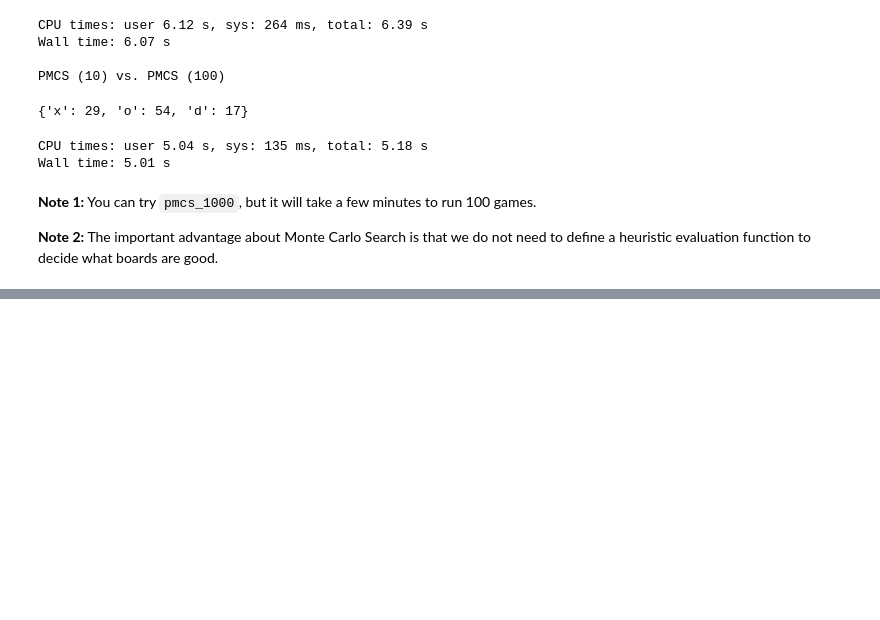
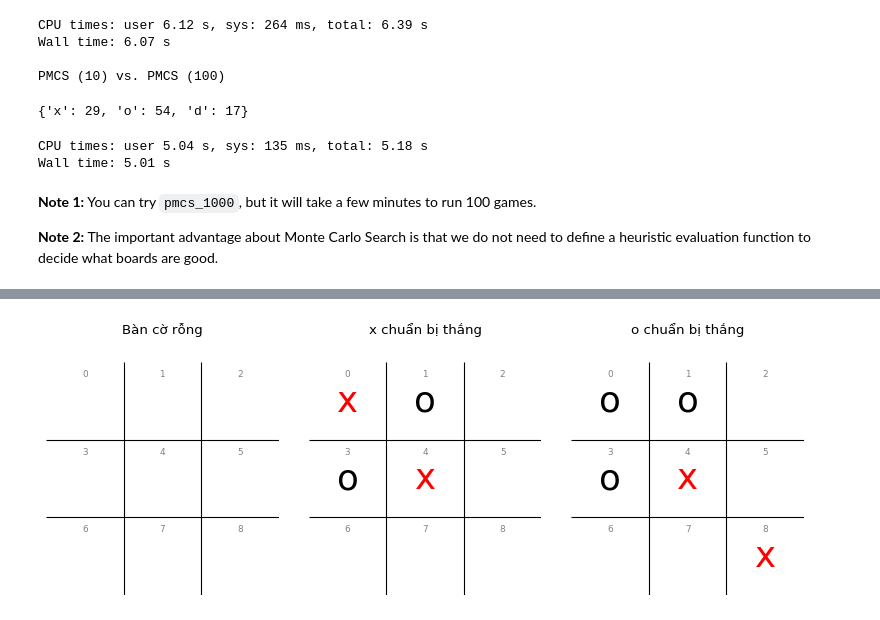
Before and after one commit to SGU-2627-PBL-AdvancedAI/LAB05_GAME, a Jupyter notebook: tictactoe_pure_monte_carlo_search.ipynb, the cells around one changed output, grey strips where cells are left out. Cells and saved outputs as stored; diff of their text form; code cells hidden in the pictures; blank space fills up the shorter version.

```diff
--- a/tictactoe_pure_monte_carlo_search.ipynb
+++ b/tictactoe_pure_monte_carlo_search.ipynb
@@ -395,3 +421,87 @@ Wall time: 5.01 s
 **Note 1:** You can try `pmcs_1000`, but it will take a few minutes to run 100 games.
 
 **Note 2:** The important advantage about Monte Carlo Search is that we do not need to define a heuristic evaluation function to decide what boards are good.
+# %%
+import numpy as np
+import pandas as pd
+import matplotlib.pyplot as plt
+from matplotlib.colors import ListedColormap
+from IPython.display import display
+import math
+import time
+
+# Tắt log debug của hàm pmcs để đầu ra sạch sẽ, gọn gàng
+DEBUG = 0
+
+# ==========================================
+# PHẦN 1: BẢNG KIỂM THỬ ĐỘ ỔN ĐỊNH VÀ THỜI GIAN CHẠY TRÊN CÁC TRẠNG THÁI
+# ==========================================
+
+# Tắt log debug của pmcs
+DEBUG = 0
+
+print("=== PHẦN 1: HIỂN THỊ CÁC BÀN CỜ KIỂM THỬ VÀ BẢNG ĐÁNH GIÁ ĐỘ ỔN ĐỊNH với pmcs ===")
+
+# 1. Định nghĩa 3 trạng thái bàn cờ kiểm thử
+test_boards = {
+    "Bàn cờ rỗng": empty_board(),
+    "x chuẩn bị thắng": ['x', 'o', ' ', 'o', 'x', ' ', ' ', ' ', ' '],  # Ô tối ưu: 8
+    "o chuẩn bị thắng": ['o', 'o', ' ', 'o', 'x', ' ', ' ', ' ', 'x']   # Ô chặn tối ưu: 2
+}
+
+# 2. Vẽ 3 bàn cờ trên 1 hàng ngang (1 row, 3 columns)
+fig, axes = plt.subplots(1, 3, figsize=(10, 3.5), dpi=80)
+colors = {' ': 'white', 'x': 'red', 'o': 'black'}
+
+for ax, (title, b_list) in zip(axes, test_boards.items()):
+    b = np.array(b_list).reshape((3, 3))
+    ax.matshow(np.zeros((3, 3)), cmap=ListedColormap(['w']))
+    ax.axis('off')
+    ax.set_title(title, fontsize=12, pad=10)
+
+    # Vẽ lưới
+    ax.hlines([.5, 1.5], -.5, 2.5, colors='k', linewidth=1)
+    ax.vlines([.5, 1.5], -.5, 2.5, colors='k', linewidth=1)
+
+    # In quân cờ
+    for row in range(3):
+        for col in range(3):
+            val = b[row, col]
+            ax.text(col, row, val, fontsize=32, color=colors[val],
+                    ha='center', va='center')
+            # In chỉ số ô nhỏ phía trên
+            ax.text(col, row - 0.35, col + 3 * row, fontsize=8, color='gray',
+                    ha='center', va='center')
+
+plt.tight_layout()
+plt.show()
+
+# 3. Chạy thuật toán và gom kết quả vào Bảng DataFrame
+table_part1 = []
+
+for board_name, board in test_boards.items():
+    for N in [10, 100, 1000]:
+        start_time = time.time()
+        # Chạy 3 lần với cùng N để quan sát sự thay đổi nước đi
+        moves = [pmcs(board, N=N, player='x') for _ in range(3)]
+        total_time = time.time() - start_time
+
+        # Đánh giá độ ổn định
+        if len(set(moves)) == 1:
+            stability = "Rất ổn định (3/3 giống)"
+        elif len(set(moves)) == 2:
+            stability = "Khá ổn định (2/3 giống)"
+        else:
+            stability = "Biến động (3 nước khác)"
+
+        table_part1.append({
+            "Trạng thái bàn cờ": board_name,
+            "Số playout N": N,
+            "Nước đi chọn (3 lần)": str(moves),
+            "Thời gian chạy": f"{total_time:.4f}s",
+            "Độ ổn định": stability
+        })
+
+df_part1 = pd.DataFrame(table_part1)
+display(df_part1)
+# %% [output]
@@ -397,0 +509 @@ Wall time: 5.01 s
+[figure, added]
```
Also changed, not shown: parts of 3 cells of this notebook, 1 other file.
